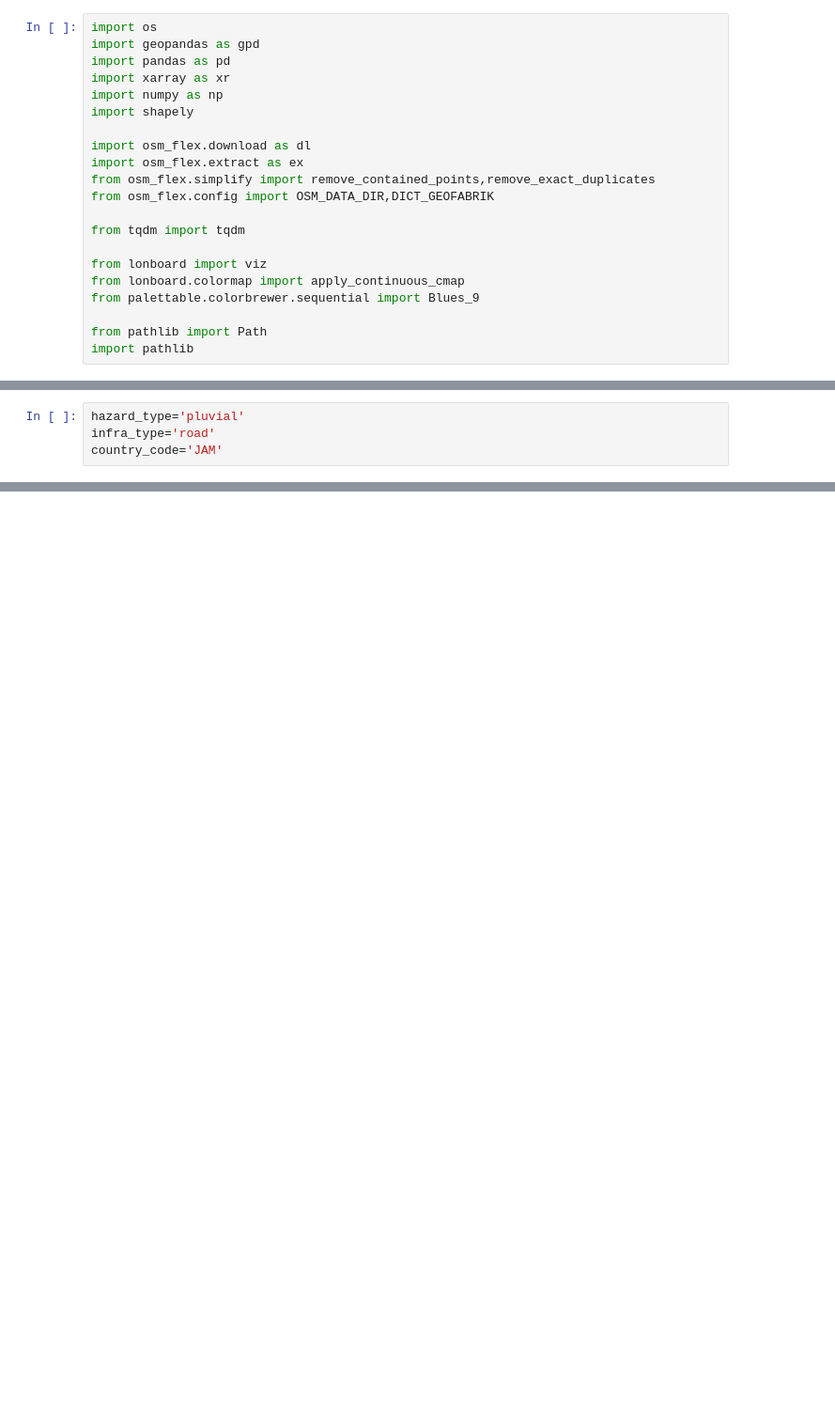
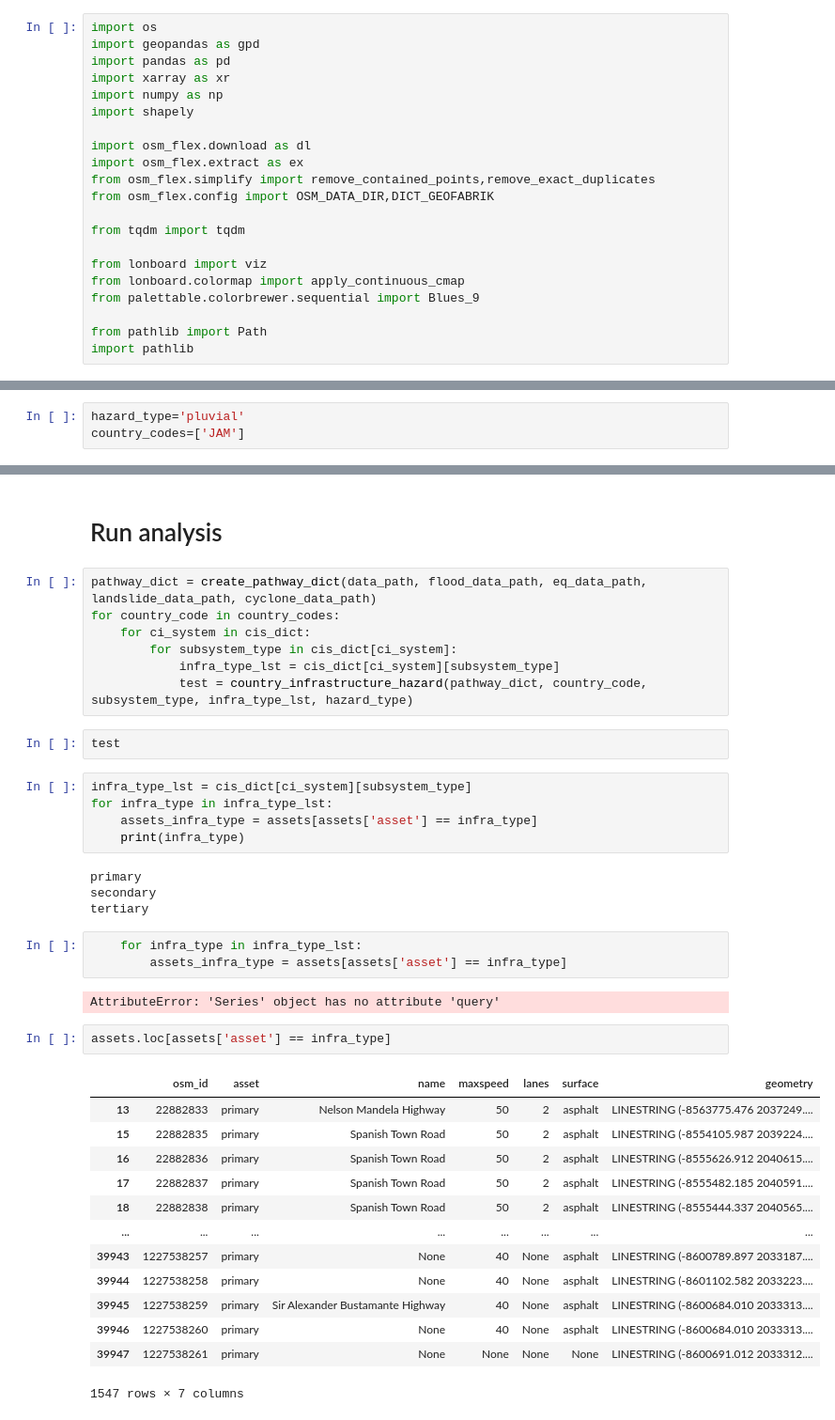
Before and after one commit to snirandjan/gmhcira, a Jupyter notebook: notebooks/risk-workflow.ipynb, the cells around one changed output, grey strips where cells are left out. Shown at 94% size. Saved outputs shown, nothing was run; the diff lists cells and outputs as text; blank space fills up the shorter version.

Commit message:
start specifying different infrastructure types (e.g., primary roads etc.)

```diff
--- a/notebooks/risk-workflow.ipynb
+++ b/notebooks/risk-workflow.ipynb
@@ -280,4 +409,3 @@ cis = ['healthcare', 'education', 'gas', 'oil', 'telecom', 'water', 'wastewater'
 # %%
 hazard_type='pluvial'
-infra_type='road'
-country_code='JAM'
+country_codes=['JAM']
@@ -320,0 +412,41 @@ test
+# %% [markdown]
+# Run analysis
+# %%
+pathway_dict = create_pathway_dict(data_path, flood_data_path, eq_data_path, landslide_data_path, cyclone_data_path)
+for country_code in country_codes:
+    for ci_system in cis_dict:
+        for subsystem_type in cis_dict[ci_system]:
+            infra_type_lst = cis_dict[ci_system][subsystem_type]
+            test = country_infrastructure_hazard(pathway_dict, country_code, subsystem_type, infra_type_lst, hazard_type)
+# %%
+test
+# %%
+infra_type_lst = cis_dict[ci_system][subsystem_type]
+for infra_type in infra_type_lst:
+    assets_infra_type = assets[assets['asset'] == infra_type]
+    print(infra_type)
+# %% [output]
+primary
+secondary
+tertiary
+# %%
+    for infra_type in infra_type_lst:
+        assets_infra_type = assets[assets['asset'] == infra_type]
+# %% [output]
+AttributeError: 'Series' object has no attribute 'query'
+# %%
+assets.loc[assets['asset'] == infra_type]
+# %% [output]
+|  | osm_id | asset | name | maxspeed | lanes | surface | geometry |
+| 13 | 22882833 | primary | Nelson Mandela Highway | 50 | 2 | asphalt | LINESTRING (-8563775.476 2037249.... |
+| 15 | 22882835 | primary | Spanish Town Road | 50 | 2 | asphalt | LINESTRING (-8554105.987 2039224.... |
+| 16 | 22882836 | primary | Spanish Town Road | 50 | 2 | asphalt | LINESTRING (-8555626.912 2040615.... |
+| 17 | 22882837 | primary | Spanish Town Road | 50 | 2 | asphalt | LINESTRING (-8555482.185 2040591.... |
+| 18 | 22882838 | primary | Spanish Town Road | 50 | 2 | asphalt | LINESTRING (-8555444.337 2040565.... |
+| ... | ... | ... | ... | ... | ... | ... | ... |
+| 39943 | 1227538257 | primary | None | 40 | None | asphalt | LINESTRING (-8600789.897 2033187.... |
+| 39944 | 1227538258 | primary | None | 40 | None | asphalt | LINESTRING (-8601102.582 2033223.... |
+| 39945 | 1227538259 | primary | Sir Alexander Bustamante Highway | 40 | None | asphalt | LINESTRING (-8600684.010 2033313.... |
+| 39946 | 1227538260 | primary | None | 40 | None | asphalt | LINESTRING (-8600684.010 2033313.... |
+| 39947 | 1227538261 | primary | None | None | None | None | LINESTRING (-8600691.012 2033312.... |
+1547 rows × 7 columns
```
Also changed, not shown: parts of 13 cells of this notebook, 3 other files.
